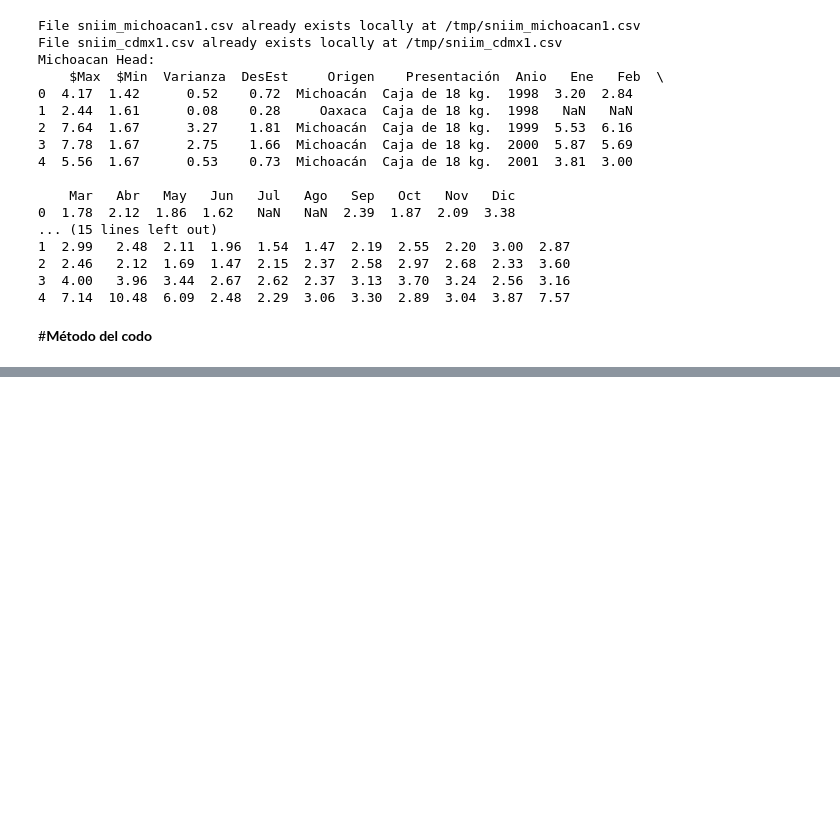
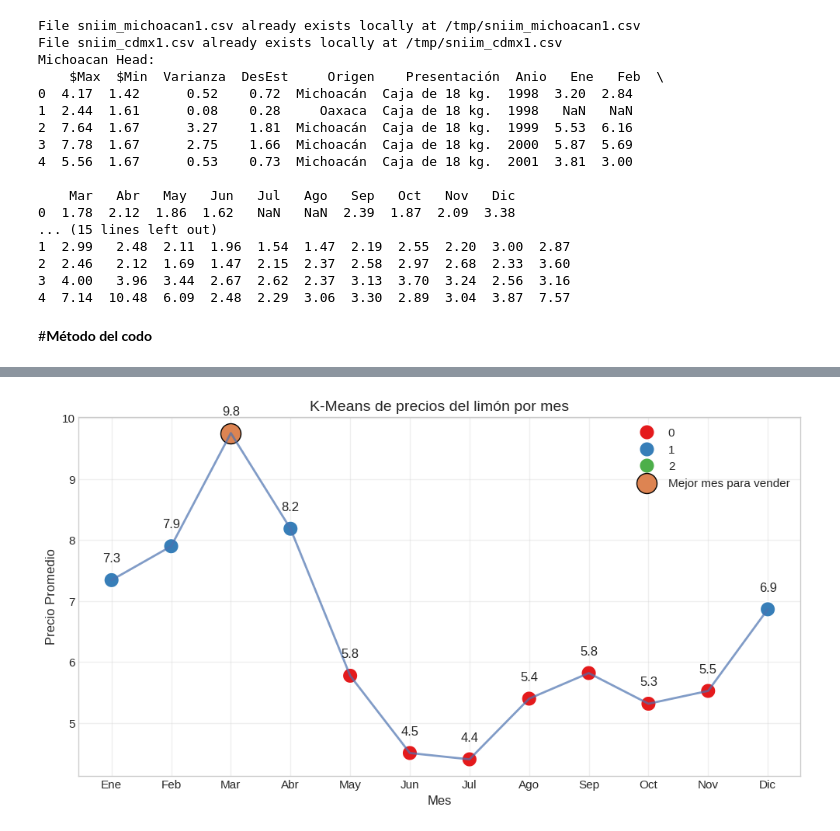
Before and after one commit to allmore0/pp_501, a Jupyter notebook: Proyecto_semestre_5.ipynb, the cells around one changed output, grey strips where cells are left out. Saved outputs shown, nothing was run; the diff lists cells and outputs as text; code cells hidden in the pictures; blank space fills up the shorter version.

```diff
--- a/Proyecto_semestre_5.ipynb
+++ b/Proyecto_semestre_5.ipynb
@@ -1003,0 +1020,10 @@ plt.show()
+# %%
+kmeans_ventas = KMeans(
+    n_clusters=3,
+    random_state=42,
+    n_init=10
+)
+
+precio_mes["cluster"] = kmeans_ventas.fit_predict(X_scaled)
+
+precio_mes
@@ -1003,0 +1072,78 @@ plt.show()
+# %%
+# ==========================================
+# VISUALIZACIÓN MEJORADA DEL K-MEANS
+# ==========================================
+
+meses_nombre = {
+    1:'Ene', 2:'Feb', 3:'Mar', 4:'Abr',
+    5:'May', 6:'Jun', 7:'Jul', 8:'Ago',
+    9:'Sep',10:'Oct',11:'Nov',12:'Dic'
+}
+
+precio_mes["nombre_mes"] = precio_mes["Mes_Num"].map(meses_nombre)
+
+# Cluster con mayor precio promedio
+cluster_alto = (
+    precio_mes.groupby("cluster")["Precio_Michoacan"]
+    .mean()
+    .idxmax()
+)
+
+plt.figure(figsize=(12,6))
+
+# Línea que une todos los meses
+plt.plot(
+    precio_mes["nombre_mes"],
+    precio_mes["Precio_Michoacan"],
+    linestyle='-',
+    linewidth=2,
+    alpha=0.7
+)
+
+# Puntos coloreados por cluster
+sns.scatterplot(
+    data=precio_mes,
+    x="nombre_mes",
+    y="Precio_Michoacan",
+    hue="cluster",
+    palette="Set1",
+    s=200
+)
+
+# Resaltar el cluster de mejor precio
+mejores = precio_mes[
+    precio_mes["cluster"] == cluster_alto
+]
+
+plt.scatter(
+    mejores["nombre_mes"],
+    mejores["Precio_Michoacan"],
+    s=350,
+
+    edgecolor='black',
+    label='Mejor mes para vender'
+)
+
+# Etiquetas de precio
+for i,row in precio_mes.iterrows():
+
+    plt.text(
+        row["nombre_mes"],
+        row["Precio_Michoacan"]+0.3,
+        round(row["Precio_Michoacan"],1),
+        ha='center'
+    )
+
+plt.title(
+    "K-Means de precios del limón por mes",
+    fontsize=14
+)
+
+plt.xlabel("Mes")
+plt.ylabel("Precio Promedio")
+plt.grid(alpha=0.3)
+
+plt.legend()
+plt.show()
+# %% [output]
+[figure, added]
```
Also changed, not shown: parts of 6 cells of this notebook.
